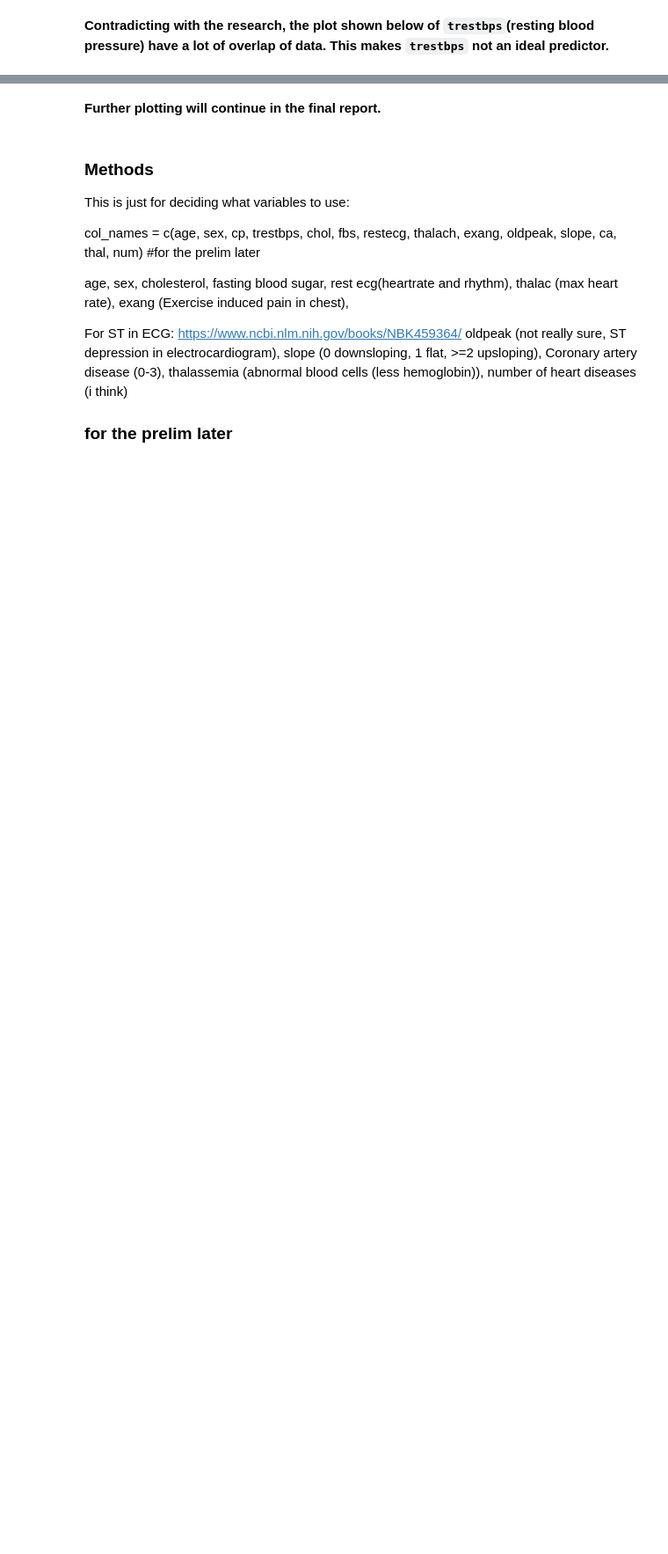
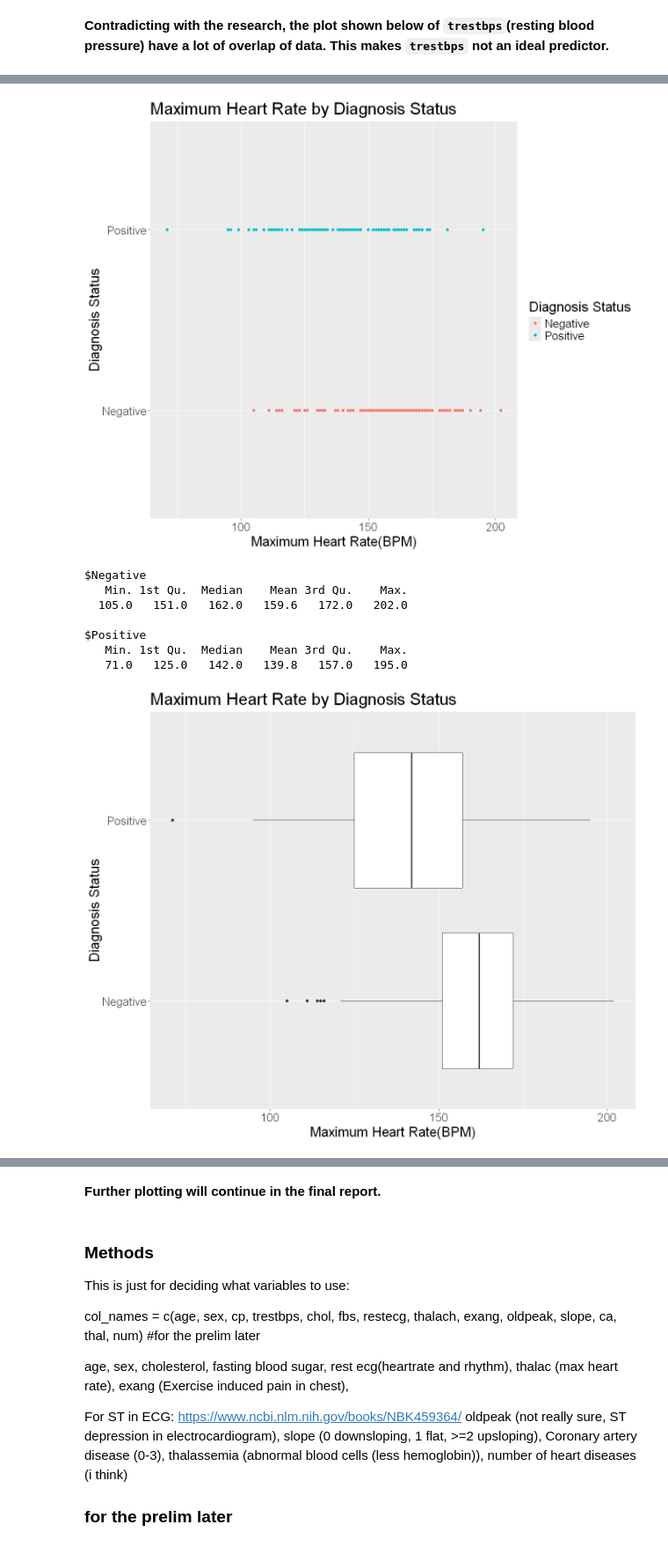
Before and after one commit to Jaboott/DSCI100-Project, a Jupyter notebook: Project_Proposal.ipynb, the cells around one changed output, grey strips where cells are left out. Shown at 88% size. Drawn from its saved outputs; the diff is of its cells as text; code cells hidden in the pictures; blank space fills up the shorter version.

```diff
--- a/Project_Proposal.ipynb
+++ b/Project_Proposal.ipynb
@@ -421,0 +499,44 @@ trestbps_dox
+# %%
+# scatter plot for thalach
+thalach_dist <- cleveland_train |>
+  ggplot(aes(y = num,
+             x = thalach,
+             color = num)) +
+  geom_point() +
+  labs(title = "Maximum Heart Rate by Diagnosis Status",
+       x = "Maximum Heart Rate(BPM)",
+       y = "Diagnosis Status",
+       color = "Diagnosis Status") +
+  scale_fill_brewer(palette = "Set2") +
+  theme(text = element_text(size = 20))
+
+thalach_dist
+
+# boxplot for thalach
+thalach_box <- cleveland_train |>
+  ggplot(aes(y = num, x = thalach)) +
+  geom_boxplot() +
+  labs(title = "Maximum Heart Rate by Diagnosis Status",
+       x = "Maximum Heart Rate(BPM)",
+       y = "Diagnosis Status",
+       color = "Diagnosis Status") +
+  theme(text = element_text(size = 20))
+
+thalach_box
+
+thalach_summary <- list(
+  Negative = summary(cleveland_train$thalach[cleveland_train$num == "Negative"]),
+  Positive = summary(cleveland_train$thalach[cleveland_train$num == "Positive"])
+)
+
+thalach_summary
+# %% [output]
+[figure, added]
+$Negative
+   Min. 1st Qu.  Median    Mean 3rd Qu.    Max.
+  105.0   151.0   162.0   159.6   172.0   202.0
+
+$Positive
+   Min. 1st Qu.  Median    Mean 3rd Qu.    Max.
+   71.0   125.0   142.0   139.8   157.0   195.0
+[figure, added]
```
Also changed, not shown: parts of 13 cells of this notebook.
